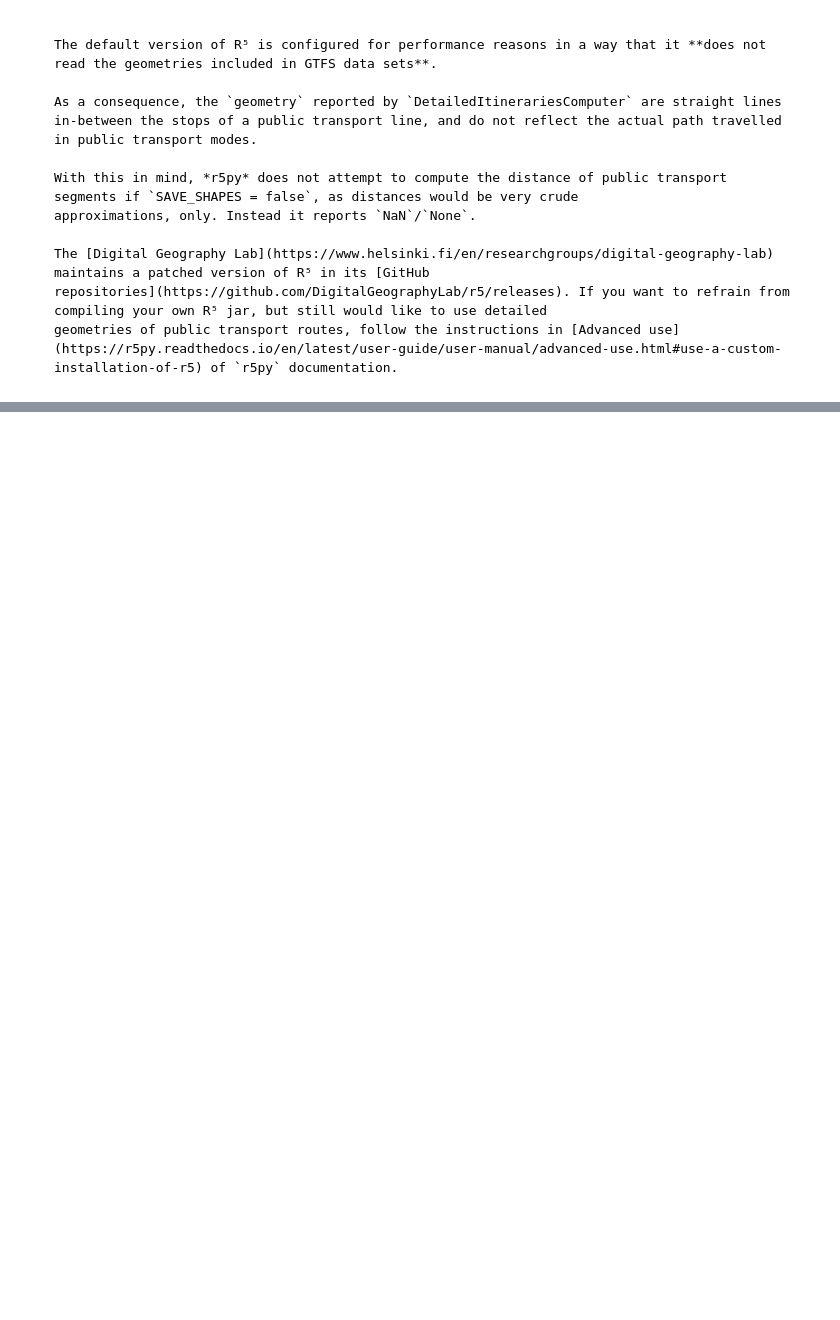
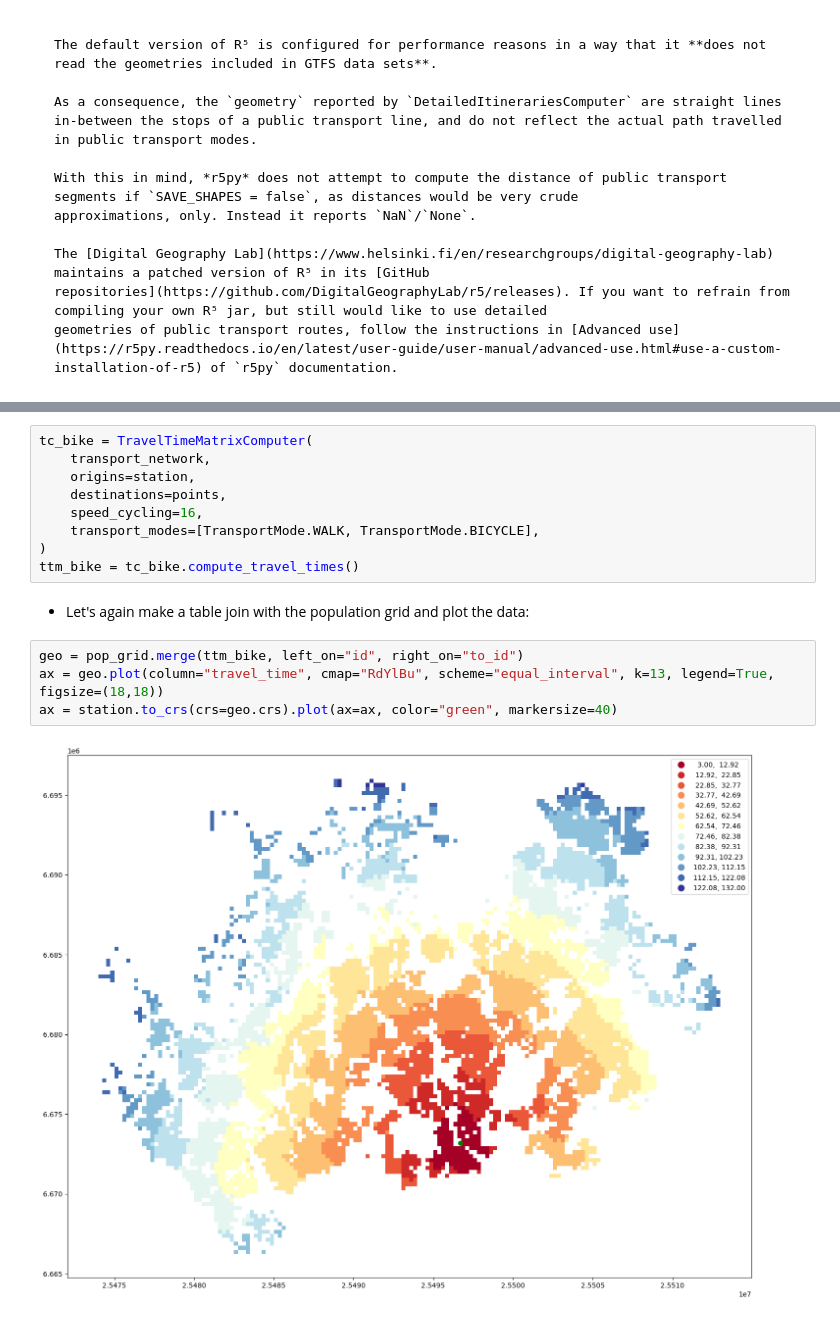
Before and after one commit to HTenkanen/mobility-course, a Jupyter notebook: source/lessons/L2/r5py_demo.ipynb, the cells around one changed output, grey strips where cells are left out. Saved outputs shown, nothing was run; the diff lists cells and outputs as text; blank space fills up the shorter version.

```diff
--- a/source/lessons/L2/r5py_demo.ipynb
+++ b/source/lessons/L2/r5py_demo.ipynb
@@ -493,0 +612,17 @@ geometries of public transport routes, follow the instructions in [Advanced use]
+# %%
+tc_bike = TravelTimeMatrixComputer(
+    transport_network,
+    origins=station,
+    destinations=points,
+    speed_cycling=16,
+    transport_modes=[TransportMode.WALK, TransportMode.BICYCLE],
+)
+ttm_bike = tc_bike.compute_travel_times()
+# %% [markdown]
+- Let's again make a table join with the population grid and plot the data:
+# %%
+geo = pop_grid.merge(ttm_bike, left_on="id", right_on="to_id")
+ax = geo.plot(column="travel_time", cmap="RdYlBu", scheme="equal_interval", k=13, legend=True, figsize=(18,18))
+ax = station.to_crs(crs=geo.crs).plot(ax=ax, color="green", markersize=40)
+# %% [output]
+[figure, added]
```
Also changed, not shown: parts of 45 cells of this notebook.
